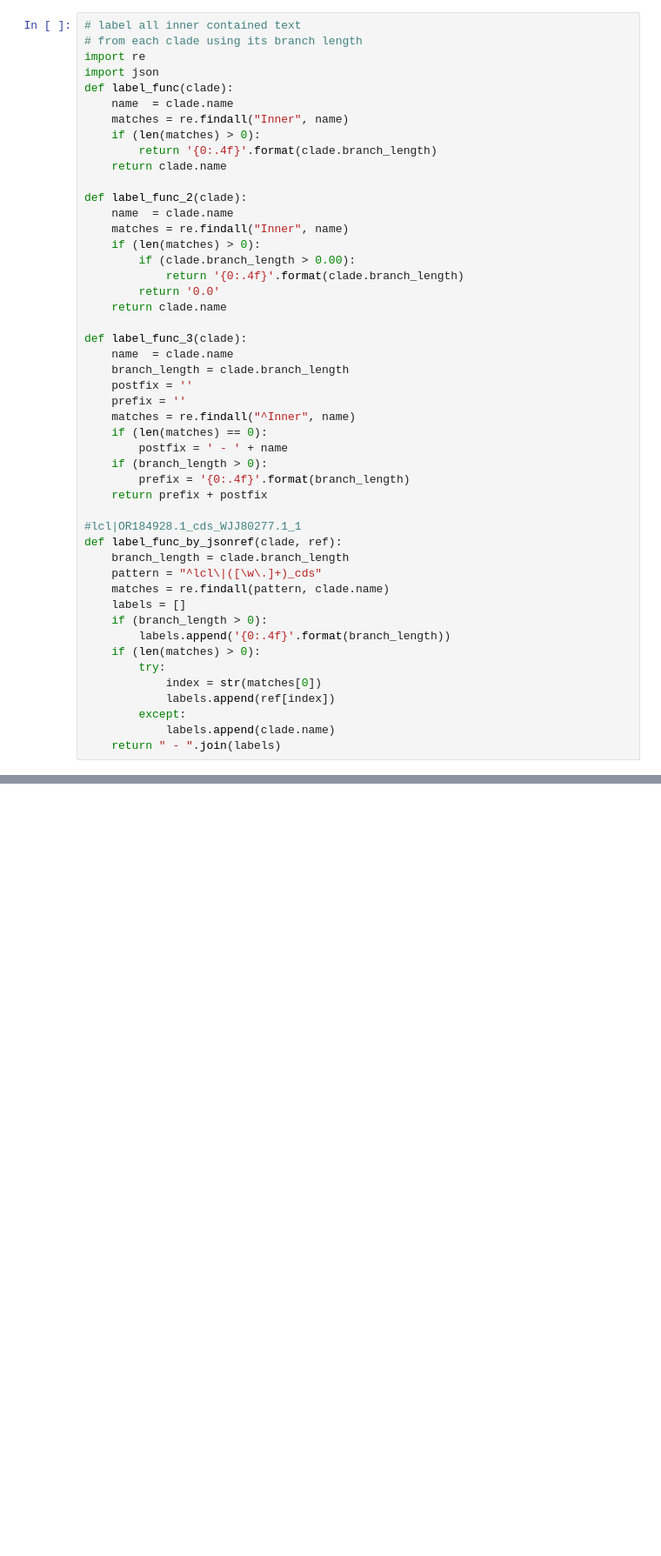
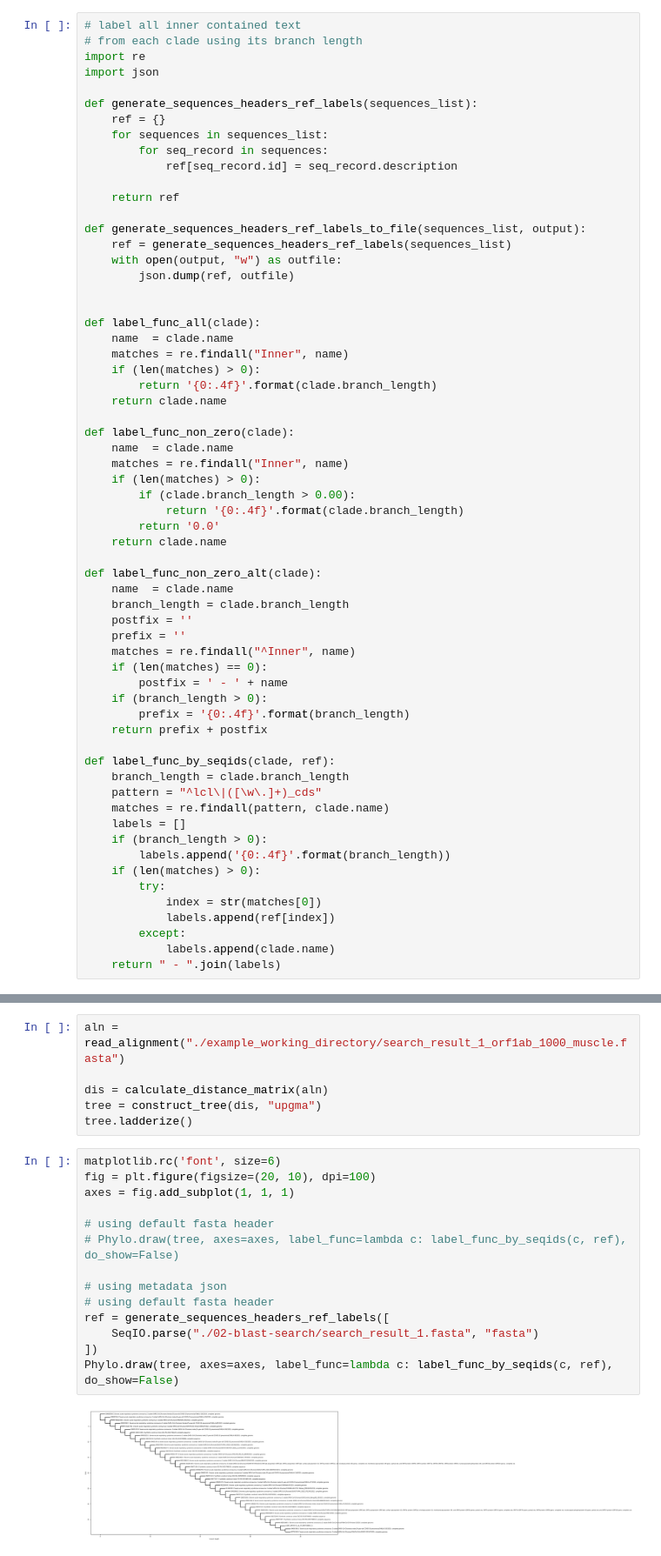
Before and after one commit to yazidzm010101/sars-cov2-blast-phylogenetic, a Jupyter notebook: main_phylo.ipynb, the cells around one changed output, grey strips where cells are left out. Shown at 87% size. Saved outputs shown, nothing was run; the diff lists cells and outputs as text; blank space fills up the shorter version.

Commit message:
Now added examples

```diff
--- a/main_phylo.ipynb
+++ b/main_phylo.ipynb
@@ -69,14 +53,29 @@ def construct_tree(dm, method):
 # from each clade using its branch length
 import re
 import json
-def label_func(clade):
+
+def generate_sequences_headers_ref_labels(sequences_list):
+    ref = {}
+    for sequences in sequences_list:
+        for seq_record in sequences:
+            ref[seq_record.id] = seq_record.description
+
+    return ref
+
+def generate_sequences_headers_ref_labels_to_file(sequences_list, output):
+    ref = generate_sequences_headers_ref_labels(sequences_list)
+    with open(output, "w") as outfile:
+        json.dump(ref, outfile)
+
+
+def label_func_all(clade):
     name  = clade.name
     matches = re.findall("Inner", name)
     if (len(matches) > 0):
         return '{0:.4f}'.format(clade.branch_length)
     return clade.name
 
-def label_func_2(clade):
+def label_func_non_zero(clade):
     name  = clade.name
     matches = re.findall("Inner", name)
     if (len(matches) > 0):
@@ -85,7 +84,7 @@ def label_func_2(clade):
         return '0.0'
     return clade.name
 
-def label_func_3(clade):
+def label_func_non_zero_alt(clade):
     name  = clade.name
     branch_length = clade.branch_length
     postfix = ''
@@ -97,8 +96,7 @@ def label_func_3(clade):
         prefix = '{0:.4f}'.format(branch_length)
     return prefix + postfix
 
-#lcl|OR184928.1_cds_WJJ80277.1_1
-def label_func_by_jsonref(clade, ref):
+def label_func_by_seqids(clade, ref):
     branch_length = clade.branch_length
     pattern = "^lcl\|([\w\.]+)_cds"
     matches = re.findall(pattern, clade.name)
@@ -114,0 +130,22 @@ def label_func_by_jsonref(clade, ref):
+# %%
+aln = read_alignment("./example_working_directory/search_result_1_orf1ab_1000_muscle.fasta")
+
+dis = calculate_distance_matrix(aln)
+tree = construct_tree(dis, "upgma")
+tree.ladderize()
+# %%
+matplotlib.rc('font', size=6)
+fig = plt.figure(figsize=(20, 10), dpi=100)
+axes = fig.add_subplot(1, 1, 1)
+
+# using default fasta header
+# Phylo.draw(tree, axes=axes, label_func=lambda c: label_func_by_seqids(c, ref), do_show=False)
+
+# using metadata json
+# using default fasta header
+ref = generate_sequences_headers_ref_labels([
+    SeqIO.parse("./02-blast-search/search_result_1.fasta", "fasta")
+])
+Phylo.draw(tree, axes=axes, label_func=lambda c: label_func_by_seqids(c, ref), do_show=False)
+# %% [output]
+[figure, added]
```
Also changed, not shown: parts of 12 cells of this notebook, 10 other files.
